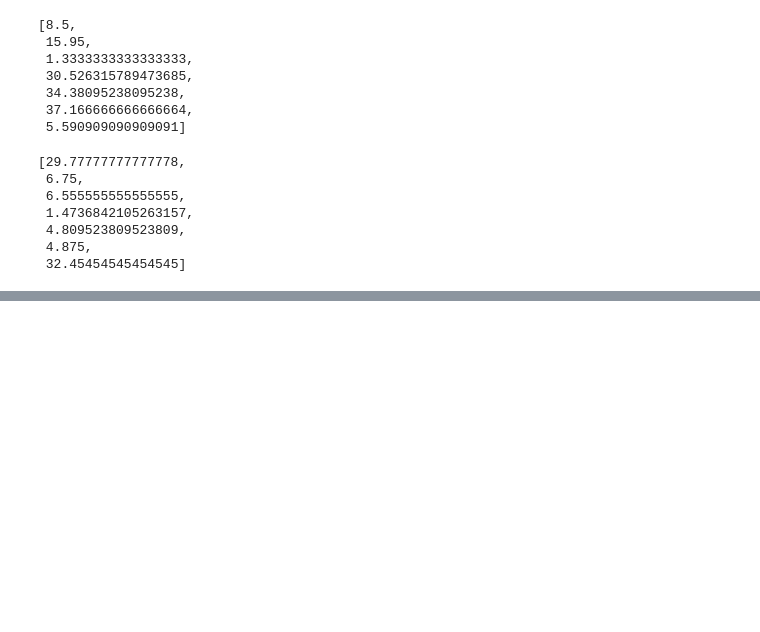
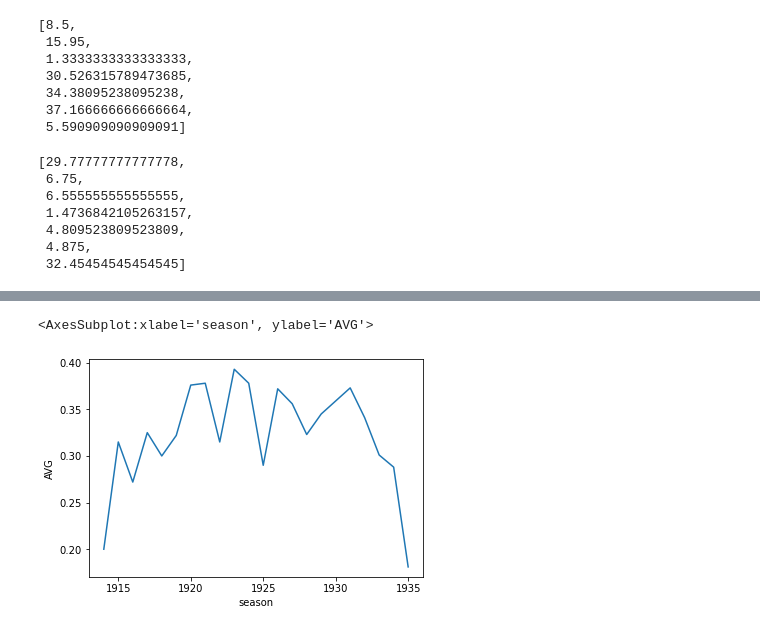
Before and after one commit to digitizdat/mlbstats, a Jupyter notebook: notebook.ipynb, the cells around one changed output, grey strips where cells are left out. Cells and saved outputs as stored; diff of their text form; code cells hidden in the pictures; blank space fills up the shorter version.

```diff
--- a/notebook.ipynb
+++ b/notebook.ipynb
@@ -110,0 +143,6 @@ players = [mm, tg, wb, oz, hw, tc, br]
+# %%
+br['AVG'] = br['AVG'].astype(float)
+sns.lineplot(br["season"], br["AVG"])
+# %% [output]
+<AxesSubplot:xlabel='season', ylabel='AVG'>
+[figure, added]
```
Also changed, not shown: parts of 8 cells of this notebook.
